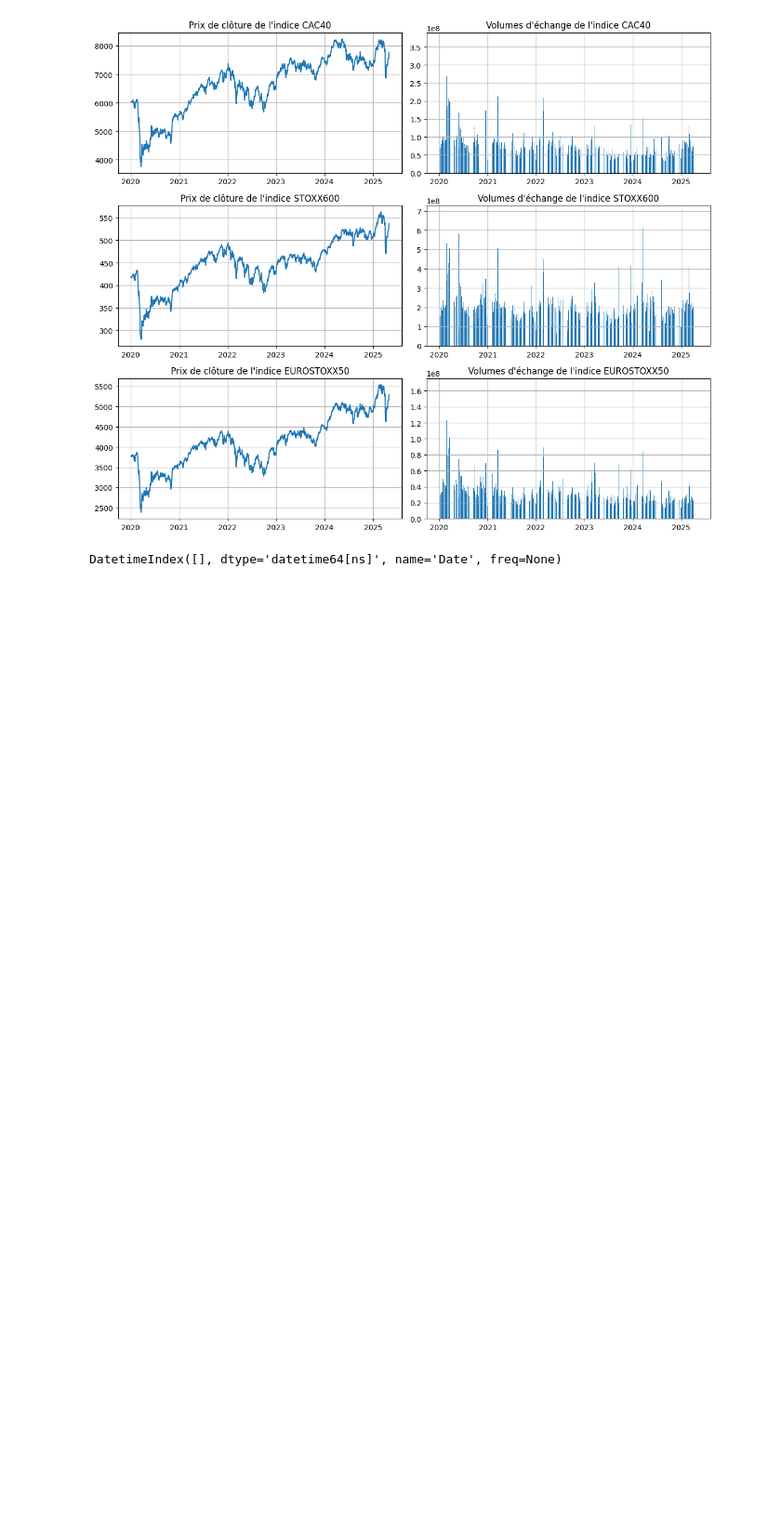
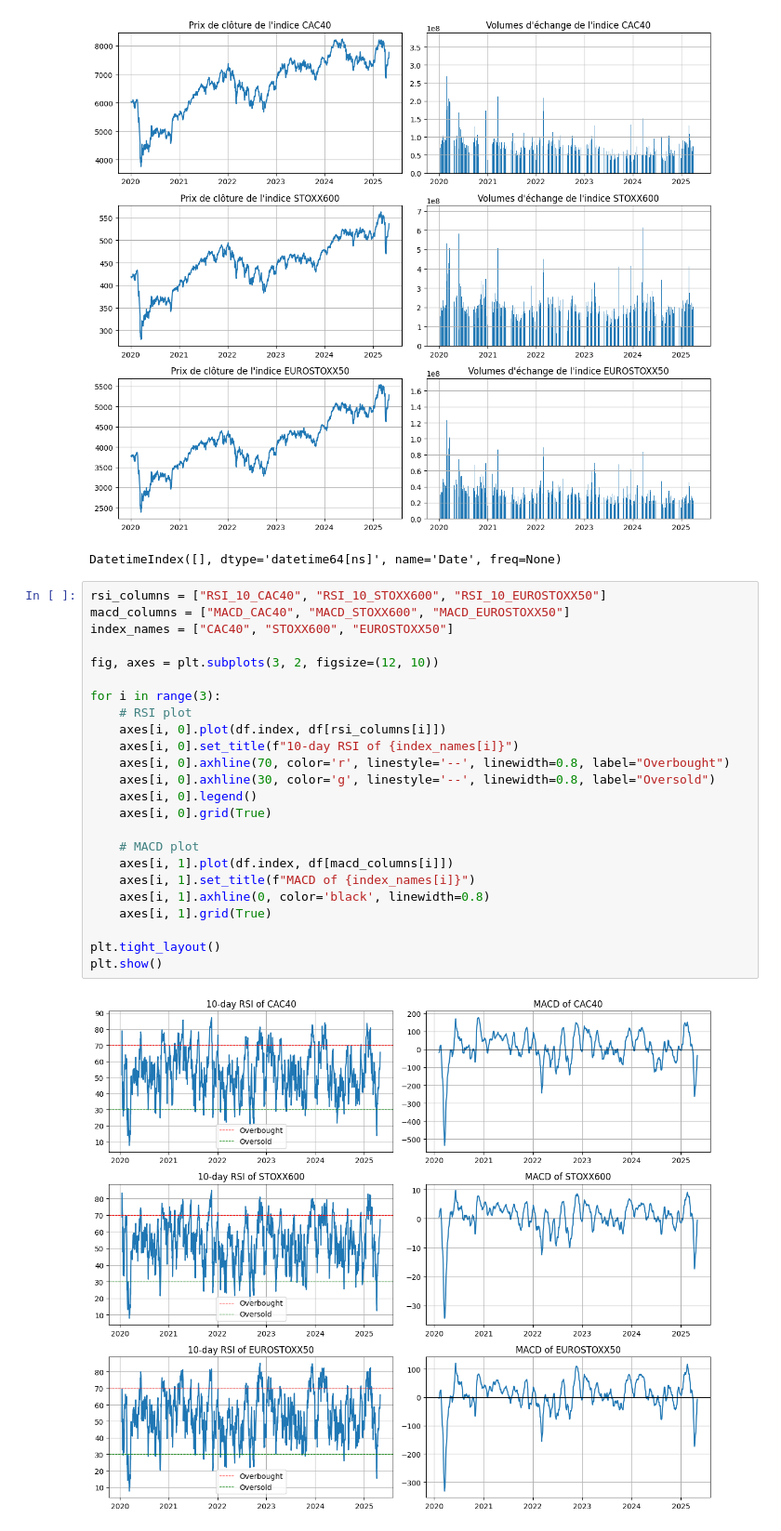
Before and after one commit to Alexiszcv/market-predictor, a Jupyter notebook: notebooks/data_visualization.ipynb, the cells around one changed output. Shown: that part at 93% size. Cells and saved outputs as stored; diff of their text form; blank space fills up the shorter version.

Commit message:
adding technical indicators MA, MACD, EMA, SMA, ADX, APO, CCI, MFI, RSI and ATR to the dataset

```diff
--- a/notebooks/data_visualization.ipynb
+++ b/notebooks/data_visualization.ipynb
@@ -60,3 +60,29 @@ print(missing_dates.index)
 # %% [output]
 [figure]
 DatetimeIndex([], dtype='datetime64[ns]', name='Date', freq=None)
+# %%
+rsi_columns = ["RSI_10_CAC40", "RSI_10_STOXX600", "RSI_10_EUROSTOXX50"]
+macd_columns = ["MACD_CAC40", "MACD_STOXX600", "MACD_EUROSTOXX50"]
+index_names = ["CAC40", "STOXX600", "EUROSTOXX50"]
+
+fig, axes = plt.subplots(3, 2, figsize=(12, 10))
+
+for i in range(3):
+    # RSI plot
+    axes[i, 0].plot(df.index, df[rsi_columns[i]])
+    axes[i, 0].set_title(f"10-day RSI of {index_names[i]}")
+    axes[i, 0].axhline(70, color='r', linestyle='--', linewidth=0.8, label="Overbought")
+    axes[i, 0].axhline(30, color='g', linestyle='--', linewidth=0.8, label="Oversold")
+    axes[i, 0].legend()
+    axes[i, 0].grid(True)
+
+    # MACD plot
+    axes[i, 1].plot(df.index, df[macd_columns[i]])
+    axes[i, 1].set_title(f"MACD of {index_names[i]}")
+    axes[i, 1].axhline(0, color='black', linewidth=0.8)
+    axes[i, 1].grid(True)
+
+plt.tight_layout()
+plt.show()
+# %% [output]
+[figure, added]
```
Also changed, not shown: parts of 1 cell of this notebook, 2 other files.
